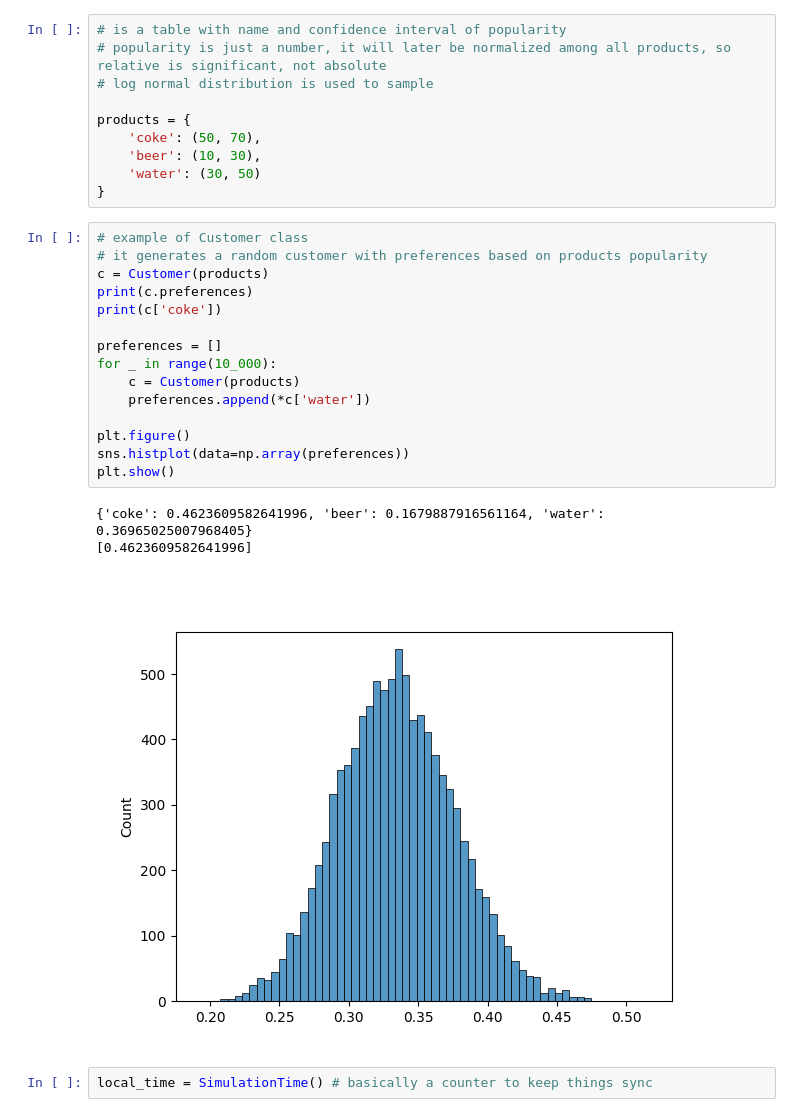
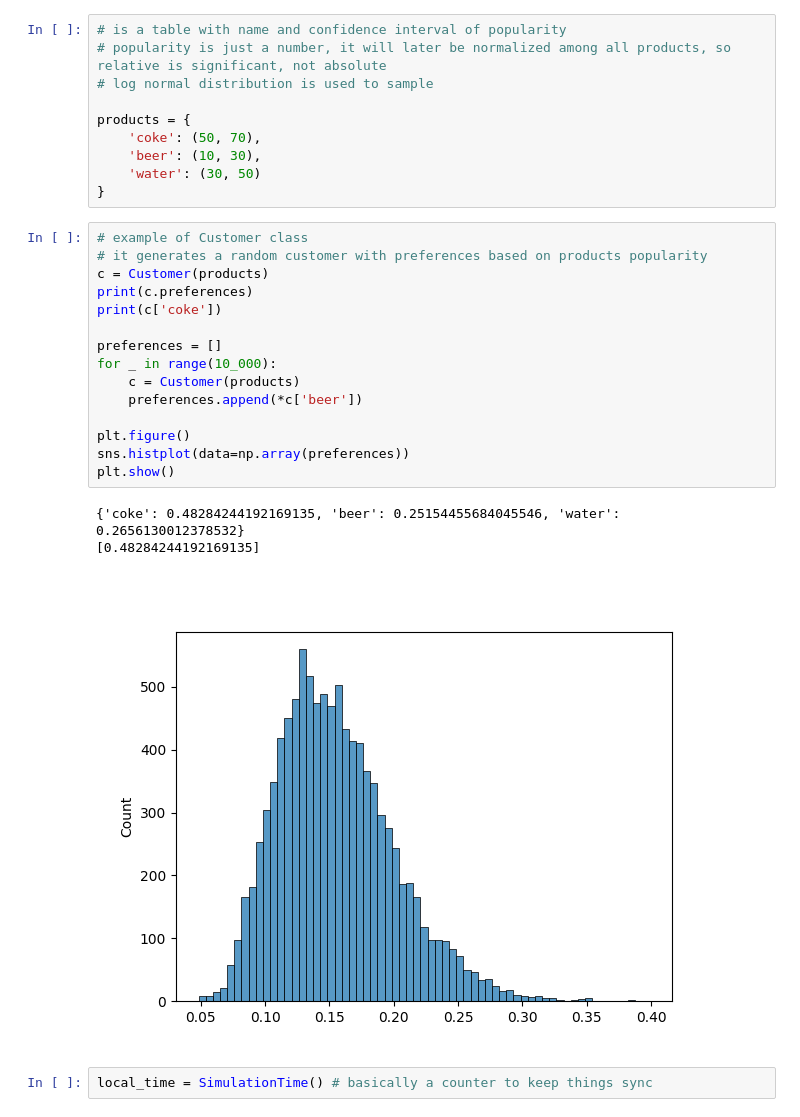
Before and after one commit to mjh-sakh/VendingMachineSym, a Jupyter notebook: src/VendingMachine.ipynb, the cells around one changed output. Saved outputs shown, nothing was run; the diff lists cells and outputs as text.

```diff
--- a/src/VendingMachine.ipynb
+++ b/src/VendingMachine.ipynb
@@ -39,22 +38,22 @@ products = {
 # %%
 # example of Customer class
 # it generates a random customer with preferences based on products popularity
 c = Customer(products)
 print(c.preferences)
 print(c['coke'])
 
 preferences = []
 for _ in range(10_000):
     c = Customer(products)
-    preferences.append(*c['water'])
+    preferences.append(*c['beer'])
 
 plt.figure()
 sns.histplot(data=np.array(preferences))
 plt.show()
 # %% [output]
-{'coke': 0.4623609582641996, 'beer': 0.1679887916561164, 'water': 0.36965025007968405}
-[0.4623609582641996]
+{'coke': 0.48284244192169135, 'beer': 0.25154455684045546, 'water': 0.2656130012378532}
+[0.48284244192169135]
-[figure, old version]
+[figure, new version]
 # %%
 local_time = SimulationTime() # basically a counter to keep things sync
 # %%
```
Also changed, not shown: parts of 18 cells of this notebook, 1 other file.
